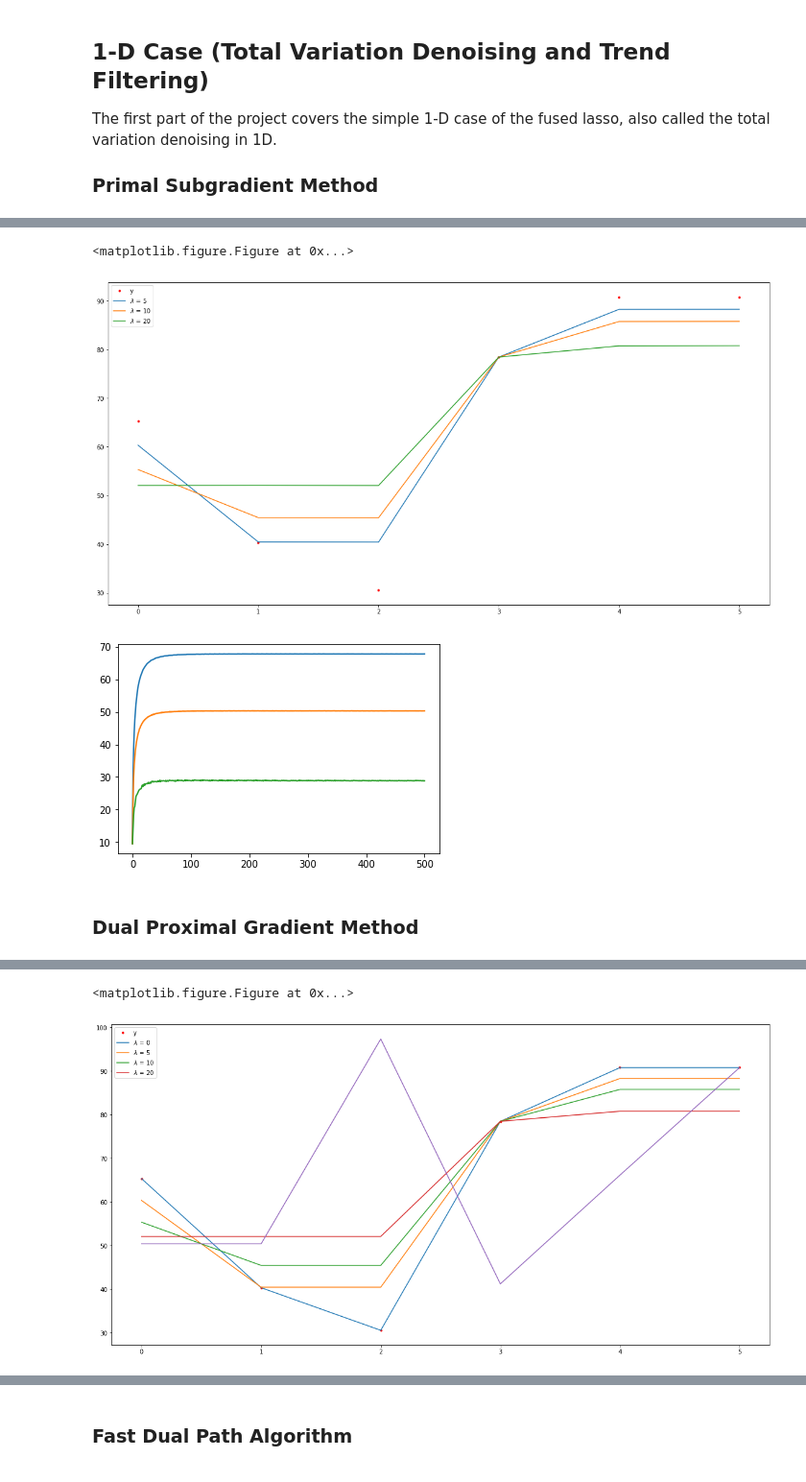
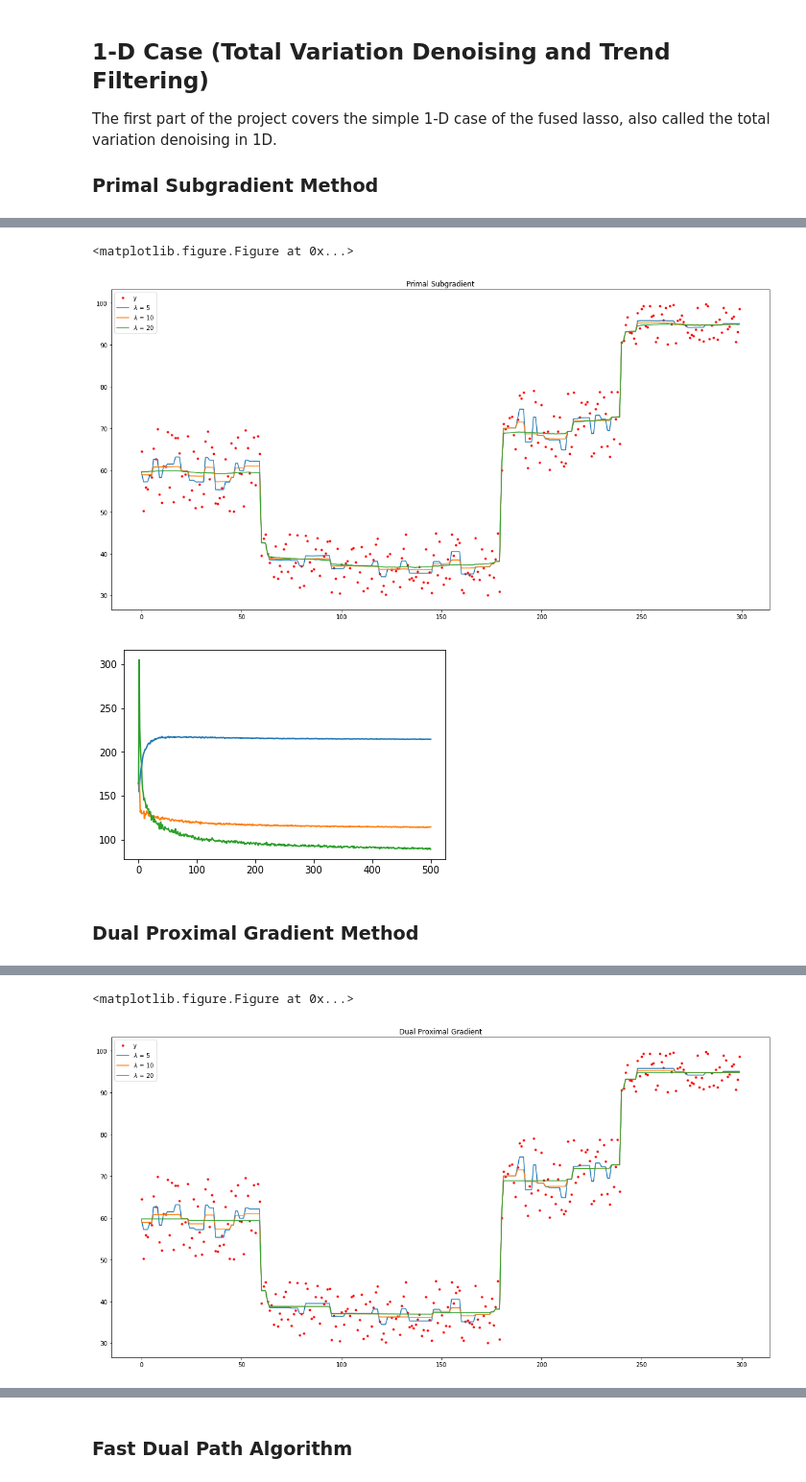
Before and after one commit to soovadeep/cvx-opt, a Jupyter notebook: Project.ipynb, the cells around one changed output, grey strips where cells are left out. Shown at 96% size. Cells and saved outputs as stored; diff of their text form; code cells hidden in the pictures.

```diff
--- a/Project.ipynb
+++ b/Project.ipynb
@@ -48,7 +48,7 @@ def subgradient(y, beta, D, t, lam, c=1e-1):
     beta = beta - c/(np.sqrt(t+1))*(delF)
     return beta
 
-size = 6
+size = 300
 y = data(size)
 
 def descent(update, y, reg, T=int(5e3)):
@@ -97,19 +97,19 @@ plt.plot(y, 'r.',label='y')
 plt.plot(beta_sg5,label='$\lambda$ = 5')
 plt.plot(beta_sg10,label='$\lambda$ = 10')
 plt.plot(beta_sg20,label='$\lambda$ = 20')
-plt.title('')
+plt.title('Primal Subgradient')
 plt.legend()
 plt.show()
 # %% [output]
 <matplotlib.figure.Figure at 0x...>
-[figure, old version]
+[figure, new version]
 # %%
 plt.plot(l1_sg5)
 plt.plot(l1_sg10)
 plt.plot(l1_sg20)
 plt.show()
 # %% [output]
-[figure, old version]
+[figure, new version]
 # %% [markdown]
 ### Dual Proximal Gradient Method
 # %%
@@ -170,18 +170,18 @@ beta_dpg20, error_dpg20, l1_dpg20 = descentDualProx(gradientDualProx, y, reg=20)
 # %%
 plt.clf()
 plt.figure(figsize=(20,10))
 plt.plot(y, 'r.',label='y')
-plt.plot(beta_dpg0,label='$\lambda$ = 0')
+# plt.plot(beta_dpg0,label='$\lambda$ = 0')
 plt.plot(beta_dpg5,label='$\lambda$ = 5')
 plt.plot(beta_dpg10,label='$\lambda$ = 10')
 plt.plot(beta_dpg20,label='$\lambda$ = 20')
-plt.plot(beta_dp,label='')
-plt.title('')
+# plt.plot(beta_dp,label='DP')
+plt.title('Dual Proximal Gradient')
 plt.legend()
 plt.show()
 # %% [output]
 <matplotlib.figure.Figure at 0x...>
-[figure, old version]
+[figure, new version]
 # %%
 beta_dpg0, error_dpg0, l1_dpg0 = descentDualProx(gradientDualProx, y, reg=0)
 # %% [output]
```
Also changed, not shown: parts of 3 cells of this notebook.
